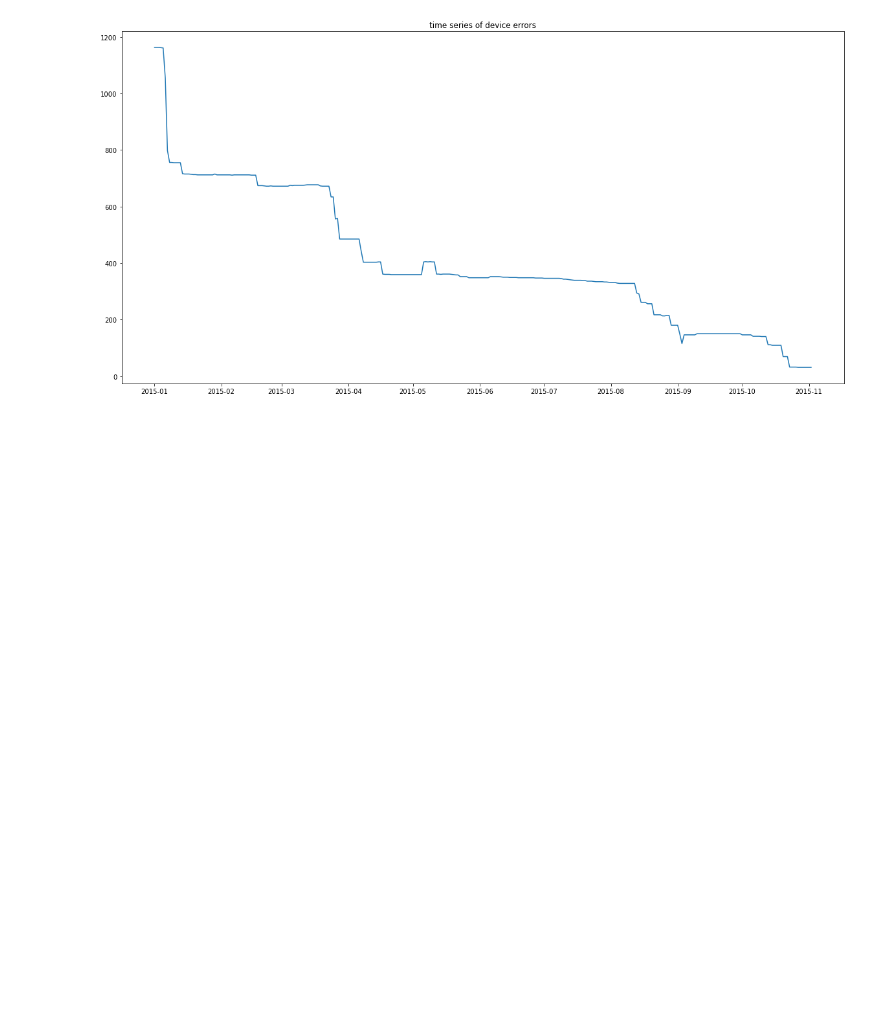
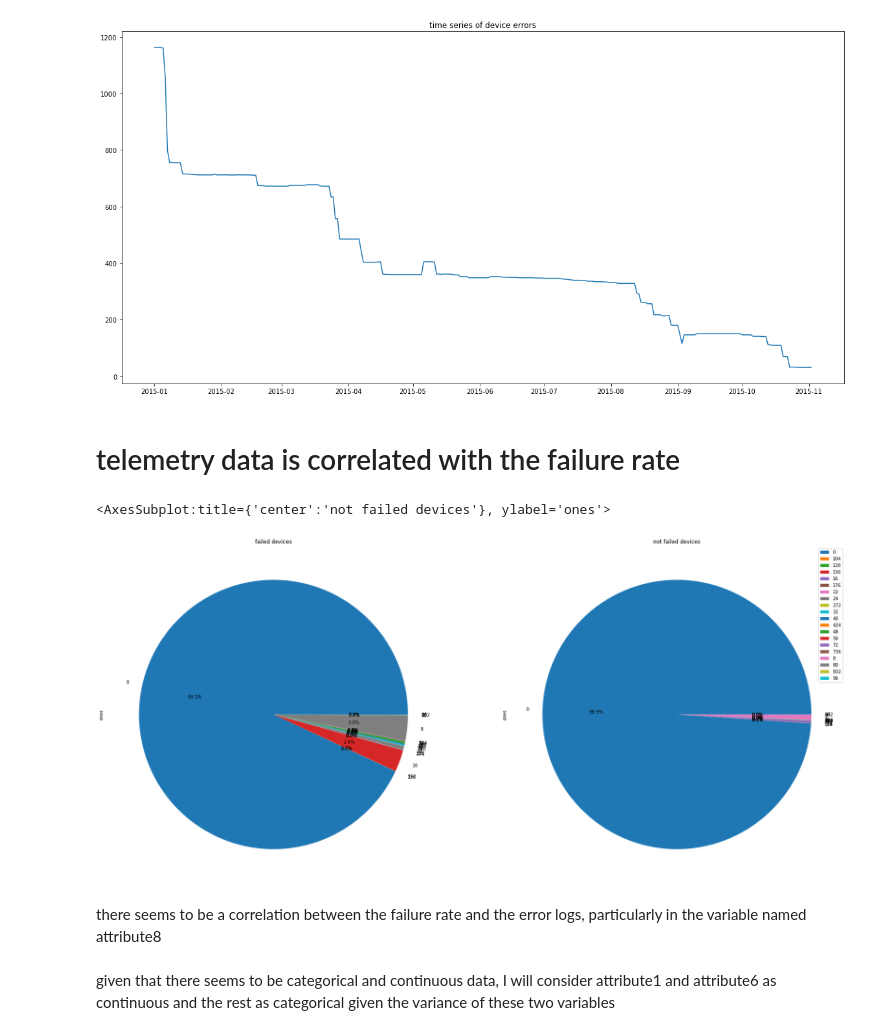
Before and after one commit to orangebacked/ibm-auto-robot, a Jupyter notebook: ibmtest.ipynb, the cells around one changed output. Cells and saved outputs as stored; diff of their text form; code cells hidden in the pictures; blank space fills up the shorter version.

```diff
--- a/ibmtest.ipynb
+++ b/ibmtest.ipynb
@@ -227,3 +206,19 @@ plt.plot(df.groupby('date').sum().ones)
 # %% [output]
 [<matplotlib.lines.Line2D at 0x...>]
 [figure]
+# %% [markdown]
+# telemetry data is correlated with the failure rate
+# %%
+
+fig, (ax1, ax2) = plt.subplots(1, 2)
+df_failed_dev.groupby('attribute8').sum()['ones'].plot.pie(y='Stay_In_Current_City_Years', autopct="%.1f%%", ax=ax1, title='failed devices', figsize=(30,30))
+df[df['device'].isin(random_devices)].groupby('attribute8').sum().plot.pie(y='ones', autopct="%.1f%%", ax=ax2, title='not failed devices', figsize=(30,30))
+# fig, axs = plt.subplots(1, 2)
+# axs[0, 0].pie(df_failed_dev.attribute8, labels=labels, autopct='%1.1f%%', shadow=True)
+# %% [output]
+<AxesSubplot:title={'center':'not failed devices'}, ylabel='ones'>
+[figure, added]
+# %% [markdown]
+there seems to be a correlation between the failure rate and the error logs, particularly in the variable named attribute8
+# %% [markdown]
+given that there seems to be categorical and continuous data, I will consider attribute1 and attribute6 as continuous and the rest as categorical given the variance of these two variables
```
Also changed, not shown: parts of 5 cells of this notebook, 4 other files.
